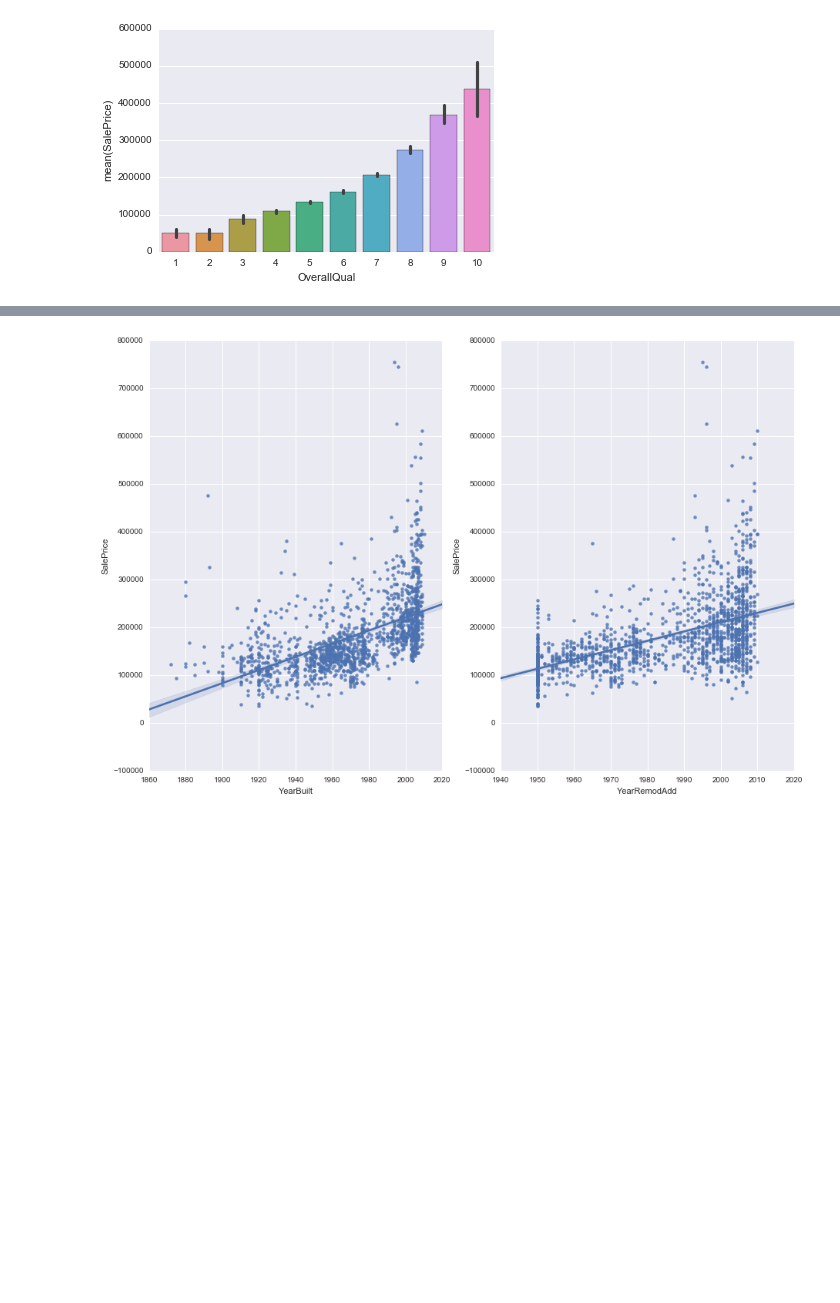
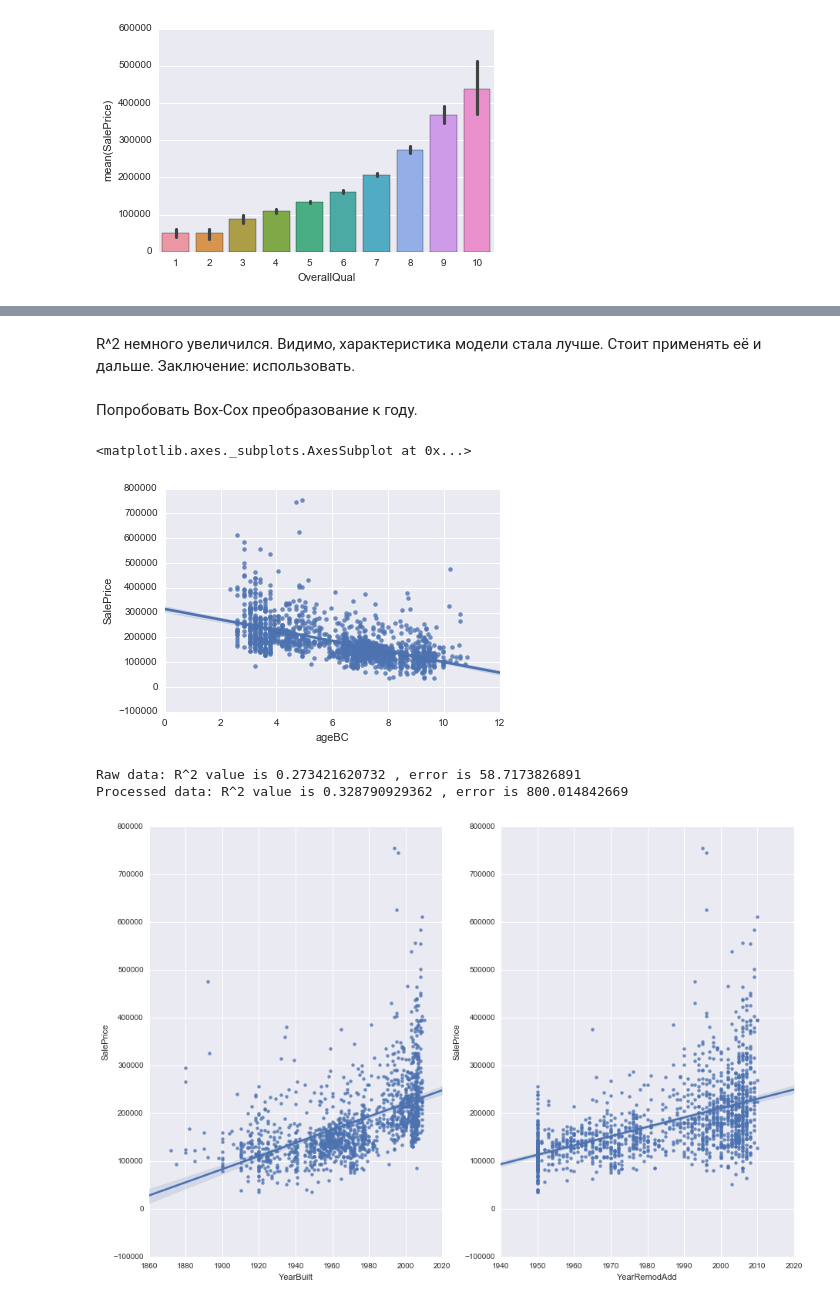
Before and after one commit to PhySci/ML_house_selling, a Jupyter notebook: Analisys.ipynb, the cells around one changed output, grey strips where cells are left out. Drawn from its saved outputs; the diff is of its cells as text; code cells hidden in the pictures; blank space fills up the shorter version.

```diff
--- a/Analisys.ipynb
+++ b/Analisys.ipynb
@@ -98,3 +163,25 @@ plt.ylim([0, 800000]);
+# %% [markdown]
+R^2 немного увеличился. Видимо, характеристика модели стала лучше. Стоит применять её и дальше.
+Заключение: использовать.
+# %% [markdown]
+Попробовать Box-Cox преобразование к году.
+# %%
+age = date.today().year - data.loc[:,'YearBuilt'];
+#plt.hist(age)
+k, lmd = sts.boxcox(age);
+data.loc[:,'ageBC'] = k;
+sns.regplot(x="ageBC",y="SalePrice",data = data)
+# %% [output]
+<matplotlib.axes._subplots.AxesSubplot at 0x...>
+[figure, added]
+# %%
+slope, intercept, r_value1, p_value, std_err = sts.linregress(data.YearBuilt,data.SalePrice)
+print "Raw data: R^2 value is", r_value1**2,", error is",std_err
+slope, intercept, r_value2, p_value, std_err = sts.linregress(data.ageBC,data.SalePrice)
+print "Processed data: R^2 value is", r_value2**2,", error is",std_err
+# %% [output]
+Raw data: R^2 value is 0.273421620732 , error is 58.7173826891
+Processed data: R^2 value is 0.328790929362 , error is 800.014842669
 # %%
 plt.figure(figsize = [15,10])
 
```
Also changed, not shown: parts of 10 cells of this notebook, 3 other files.
